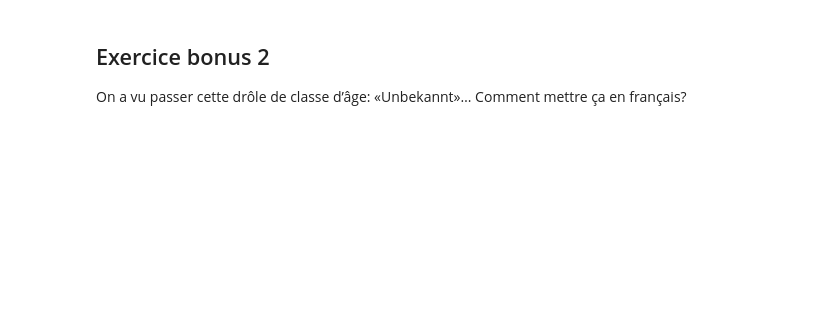
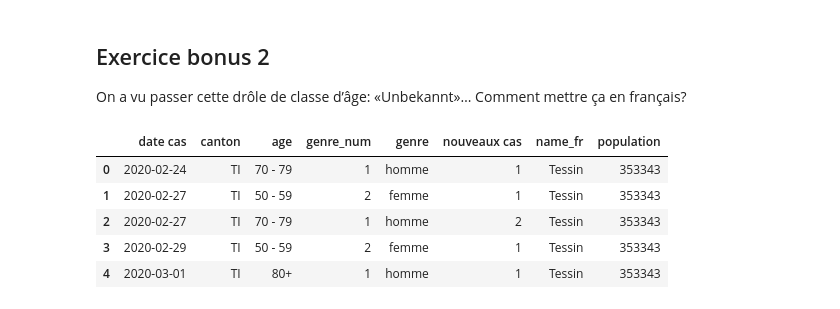
Before and after one commit to palrogg/course_sandbox, a Jupyter notebook: 04-Pandas-Merge-sev.ipynb, the cells around one changed output. Cells and saved outputs as stored; diff of their text form; code cells hidden in the pictures; blank space fills up the shorter version.

```diff
--- a/04-Pandas-Merge-sev.ipynb
+++ b/04-Pandas-Merge-sev.ipynb
@@ -269,3 +283,14 @@ df.head()
 ## Exercice bonus 2
 
 On a vu passer cette drôle de classe d’âge: «Unbekannt»… Comment mettre ça en français?
+# %%
+df = df.replace("Unbekannt", "Inconnu")
+
+df.head()
+# %% [output]
+|  | date cas | canton | age | genre_num | genre | nouveaux cas | name_fr | population |
+| 0 | 2020-02-24 | TI | 70 - 79 | 1 | homme | 1 | Tessin | 353343 |
+| 1 | 2020-02-27 | TI | 50 - 59 | 2 | femme | 1 | Tessin | 353343 |
+| 2 | 2020-02-27 | TI | 70 - 79 | 1 | homme | 2 | Tessin | 353343 |
+| 3 | 2020-02-29 | TI | 50 - 59 | 2 | femme | 1 | Tessin | 353343 |
+| 4 | 2020-03-01 | TI | 80+ | 1 | homme | 1 | Tessin | 353343 |
```
Also changed, not shown: parts of 2 cells of this notebook.
